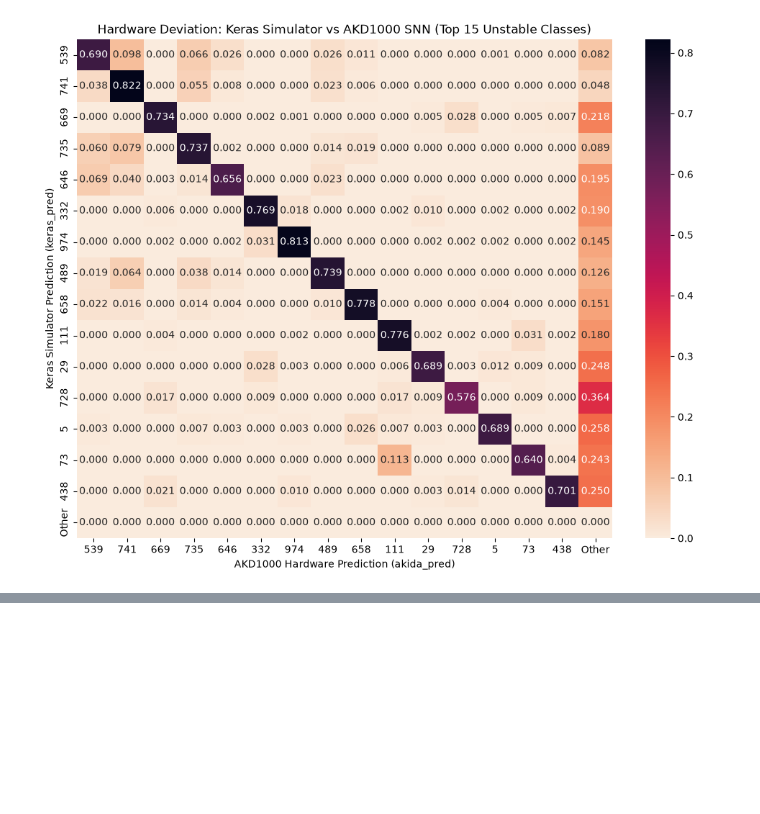
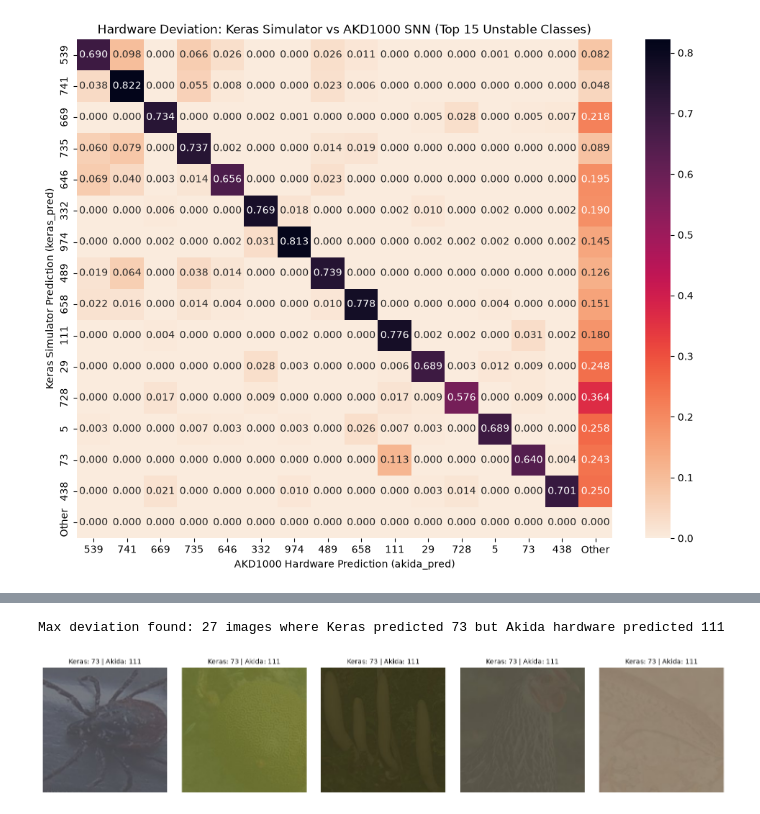
Before and after one commit to Yavmarto/jku-ai-vis-2026, a Jupyter notebook: Phase 1 - No AI/view_confusion.ipynb, the cells around one changed output, grey strips where cells are left out. Drawn from its saved outputs; the diff is of its cells as text; code cells hidden in the pictures; blank space fills up the shorter version.

```diff
--- a/Phase 1 - No AI/view_confusion.ipynb
+++ b/Phase 1 - No AI/view_confusion.ipynb
@@ -41,0 +50,39 @@ plt.show()
+# %%
+# find the pair with the biggest error shift
+cm_off_diag = cm.copy()
+np.fill_diagonal(cm_off_diag, 0)
+
+# remove "9999" (other) column to find only classes that are actually inside our subset
+other_idx = cm_labels.index(9999)
+cm_off_diag[:, other_idx] = 0
+
+max_idx = np.unravel_index(np.argmax(cm_off_diag, axis=None), cm_off_diag.shape)
+KERAS_BASELINE_ID = cm_labels[max_idx[0]]
+AKIDA_DEVIATION_ID = cm_labels[max_idx[1]]
+
+drill_down = df_filtered[(df_filtered["keras_pred"] == KERAS_BASELINE_ID) & (df_filtered["akida_pred"] == AKIDA_DEVIATION_ID)]
+
+print(f"Max deviation found: {len(drill_down)} images where Keras predicted {KERAS_BASELINE_ID} but Akida hardware predicted {AKIDA_DEVIATION_ID}")
+
+# plot the first 5 images
+fig, axes = plt.subplots(1, min(5, len(drill_down)), figsize=(15, 3))
+if len(drill_down) > 0:
+    if len(drill_down) == 1: axes = [axes]
+
+    for ax, (_, row) in zip(axes, drill_down.head(5).iterrows()):
+        img_path = f"../data/imagenet_subset/imagenet-c/{row['corruption']}/{row['severity']}/{row['image_id']}"
+
+        try:
+            img = tf.keras.utils.load_img(img_path, target_size=(224, 224))
+            ax.imshow(img)
+        except Exception as e:
+            ax.text(0.5, 0.5, 'Image Missing', ha='center', va='center')
+
+        ax.axis('off')
+        ax.set_title(f"Keras: {row['keras_pred']} | Akida: {row['akida_pred']}", fontsize=10)
+
+plt.tight_layout()
+plt.show()
+# %% [output]
+Max deviation found: 27 images where Keras predicted 73 but Akida hardware predicted 111
+[figure, added]
```
Also changed, not shown: parts of 3 cells of this notebook, 4 other files.
